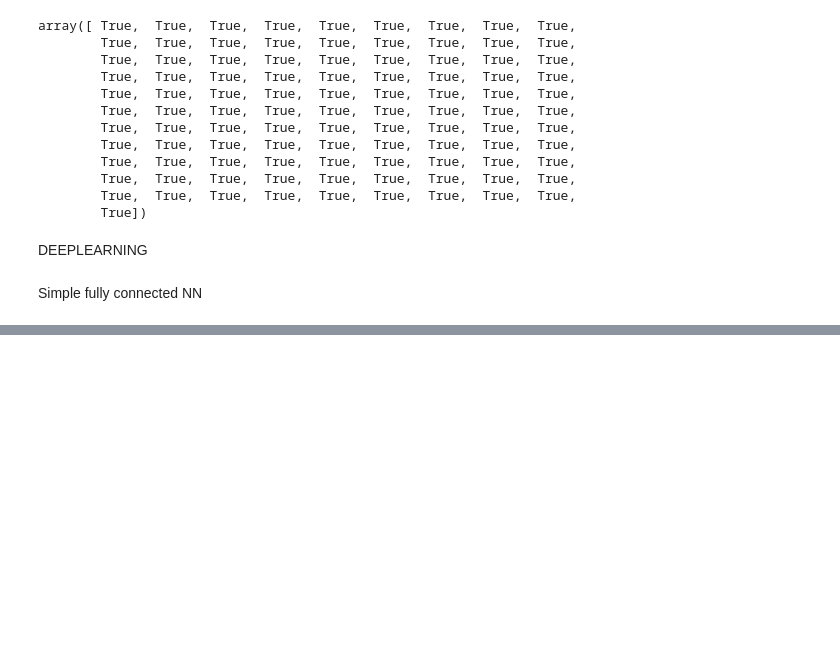
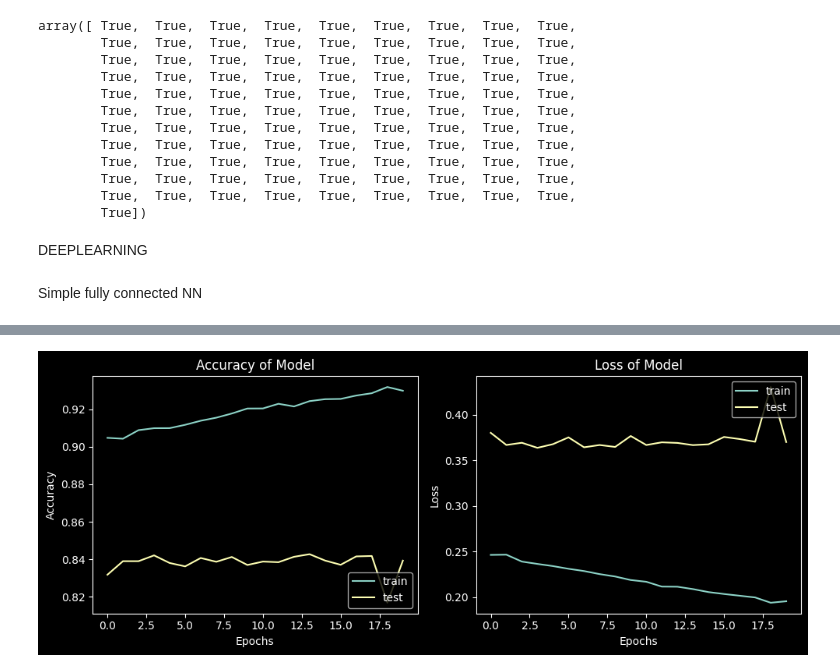
Before and after one commit to SwarnaUmasankar/NN, a Jupyter notebook: proj2.ipynb, the cells around one changed output, grey strips where cells are left out. Saved outputs shown, nothing was run; the diff lists cells and outputs as text; code cells hidden in the pictures; blank space fills up the shorter version.

```diff
--- a/proj2.ipynb
+++ b/proj2.ipynb
@@ -591,0 +702,8 @@ history=model.fit(
+# %%
+history2 = model.fit(
+    x_train,
+    y_train,
+    batch_size=128,
+    epochs=20,
+    validation_split=0.25
+)
@@ -591,0 +728,4 @@ history=model.fit(
+# %%
+plot_history(history2)
+# %% [output]
+[figure, added]
```
Also changed, not shown: parts of 22 cells of this notebook.
